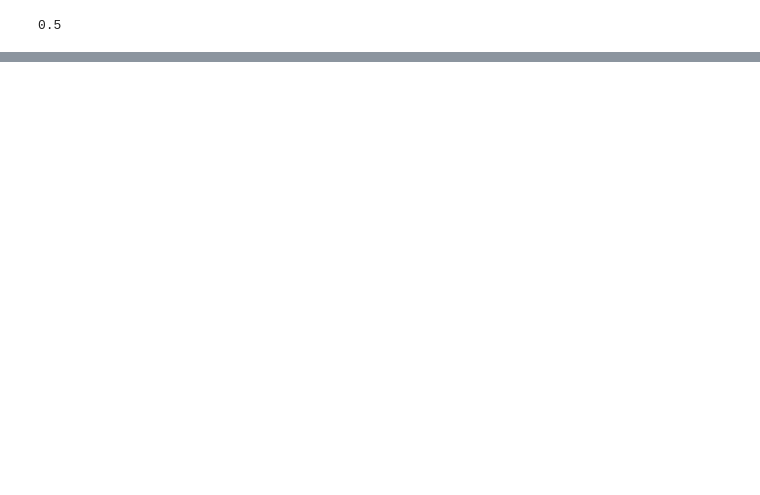
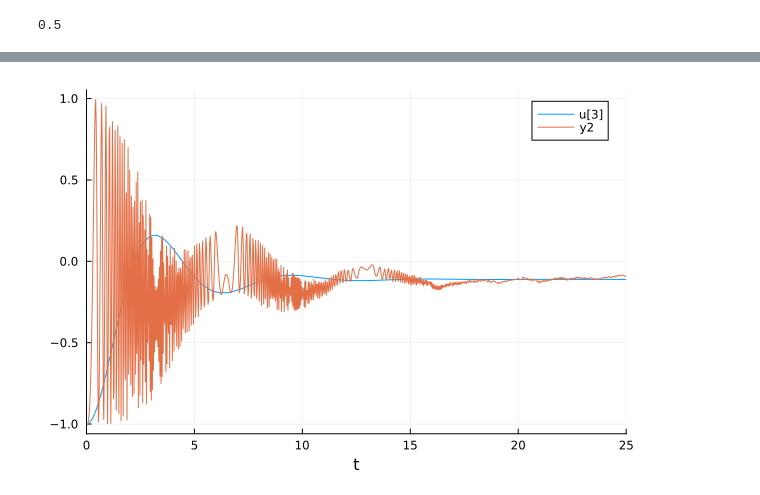
Before and after one commit to Ste1nb0cK/QuTaM.jl, a Jupyter notebook: Gillipsie.ipynb, the cells around one changed output, grey strips where cells are left out. Cells and saved outputs as stored; diff of their text form; code cells hidden in the pictures; blank space fills up the shorter version.

```diff
--- a/Gillipsie.ipynb
+++ b/Gillipsie.ipynb
@@ -103,0 +187,5 @@ plot!(t_given, WTD_analytical.(t_given), label="Analytical")
+# %%
+plot(sol, idxs=(0,3))
+plot!(t_given, r_avg[:, 3])
+# %% [output]
+[figure, added]
```
Also changed, not shown: parts of 13 cells of this notebook, 7 other files.
